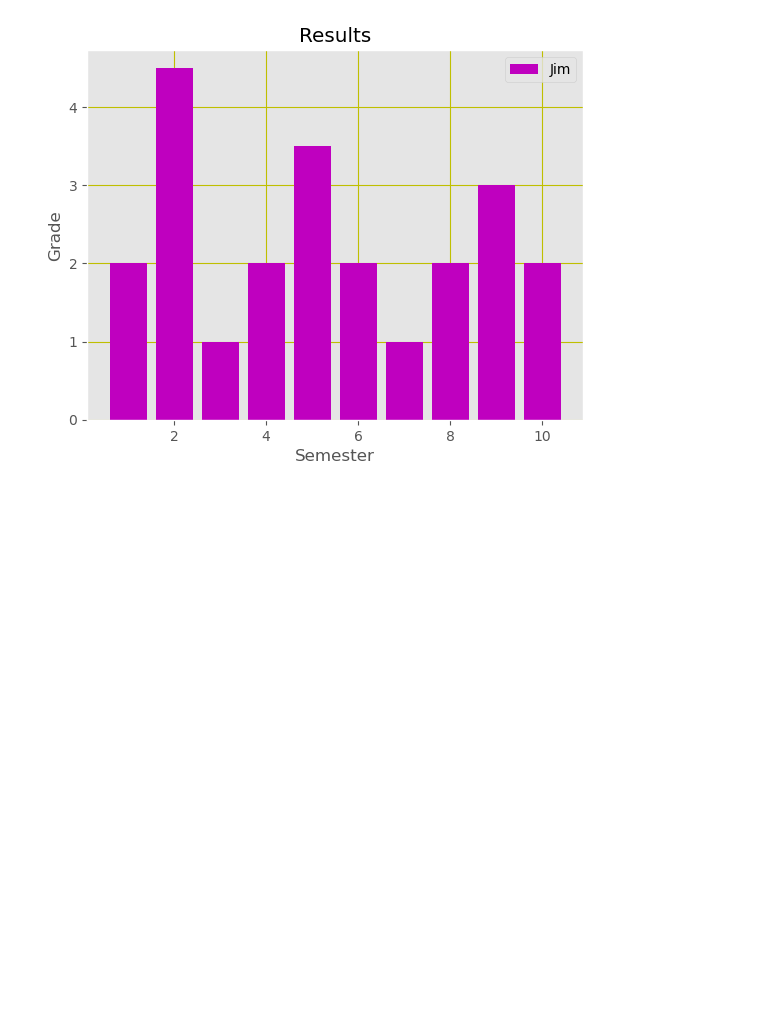
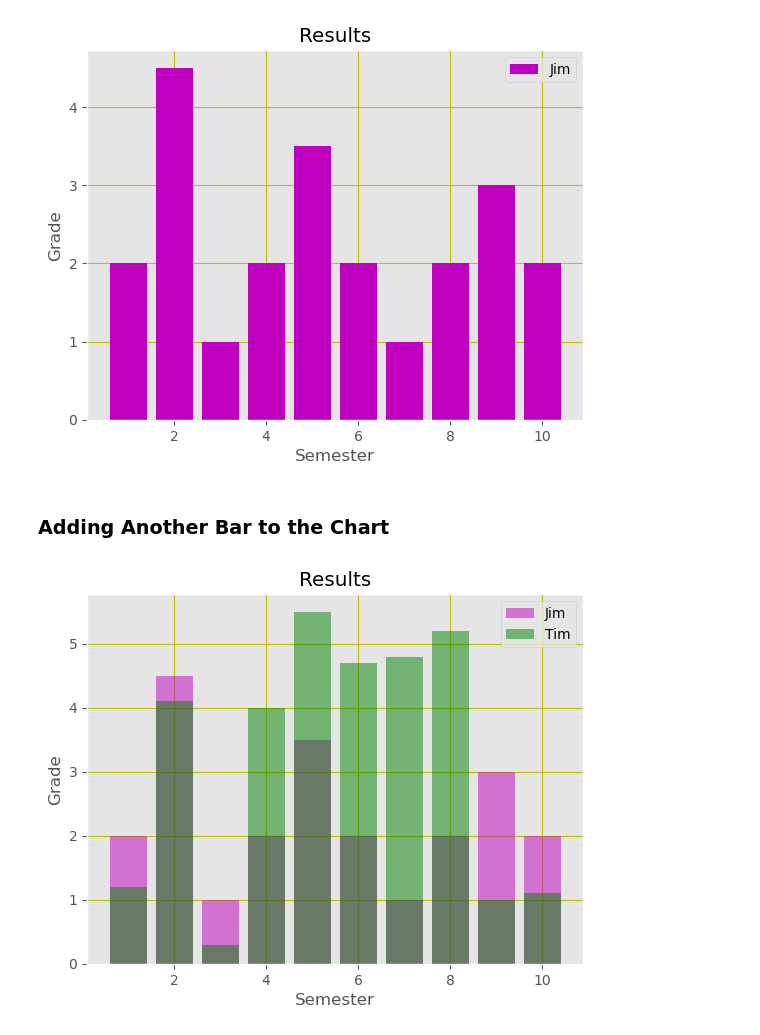
Before and after one commit to takuyatsuchida/book-python-machine-learning, a Jupyter notebook: chapter04.ipynb, the cells around one changed output. Drawn from its saved outputs; the diff is of its cells as text; code cells hidden in the pictures; blank space fills up the shorter version.

Commit message:
Add "Adding Another Bar to the Chart" subsection

```diff
--- a/chapter04.ipynb
+++ b/chapter04.ipynb
@@ -138,3 +138,38 @@ plt.legend()
 plt.grid(True, color="y")
 # %% [output]
 [figure]
+# %% [markdown]
+### Adding Another Bar to the Chart
+# %%
+import matplotlib.pyplot as plt
+from matplotlib import style
+
+style.use("ggplot")
+
+plt.bar(
+    [1, 2, 3, 4, 5, 6, 7, 8, 9, 10],
+    [2, 4.5, 1, 2, 3.5, 2, 1, 2, 3, 2],
+    label="Jim",
+    color="m",
+    align="center",
+    alpha=0.5
+)
+
+plt.bar(
+    [1, 2, 3, 4, 5, 6, 7, 8, 9, 10],
+    [1.2, 4.1, 0.3, 4, 5.5, 4.7, 4.8, 5.2, 1, 1.1],
+    label="Tim",
+    color="g",
+    align="center",
+    alpha=0.5,
+)
+
+plt.title("Results")
+plt.xlabel("Semester")
+plt.ylabel("Grade")
+
+plt.legend()
+plt.grid(True, color="y")#%% md
+# Chapter 4 Data Visualization Using matplotlib
+# %% [output]
+[figure, added]
```
Also changed, not shown: parts of 18 cells of this notebook.
